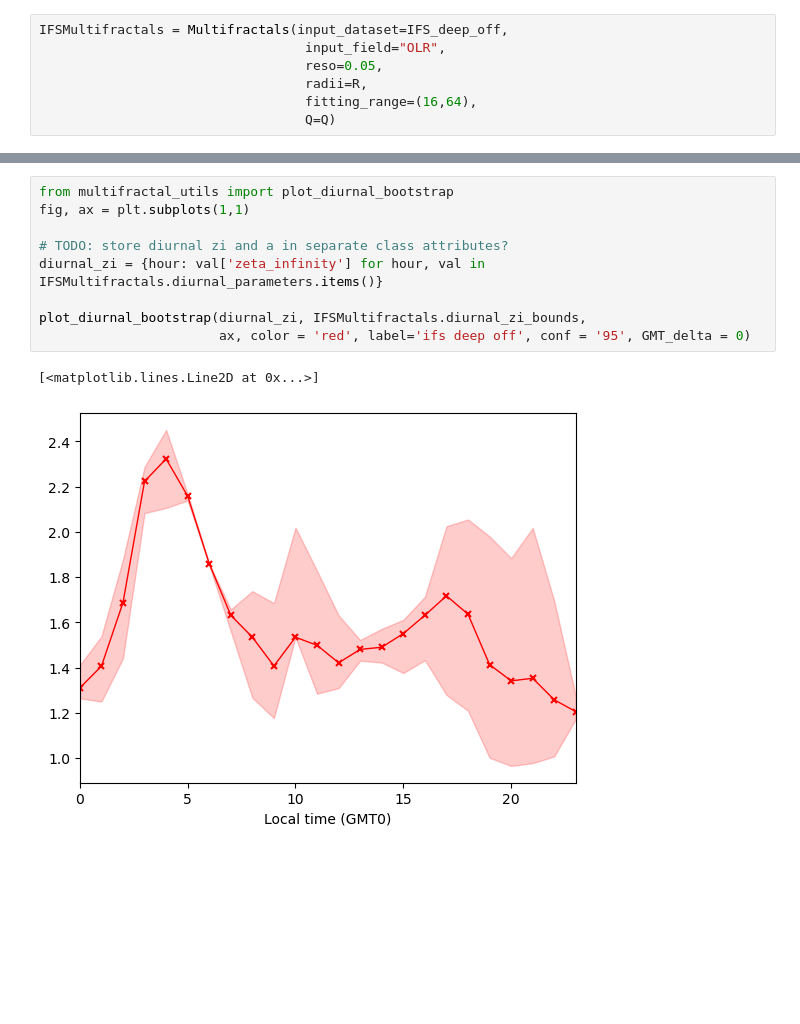
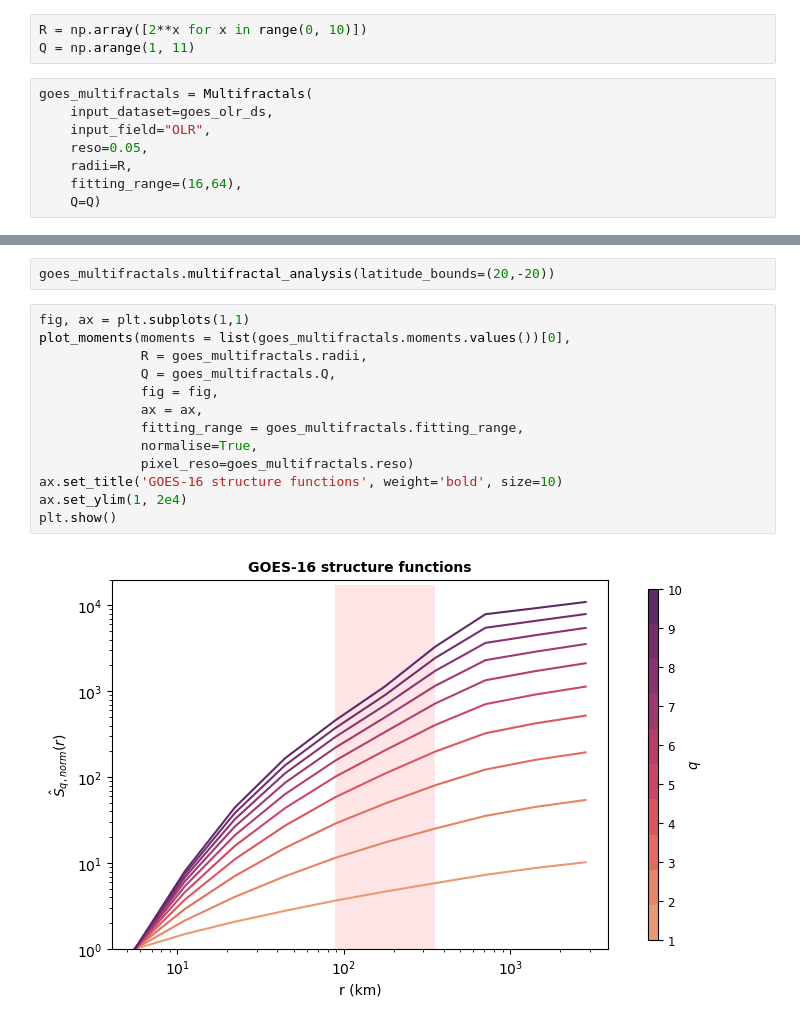
Before and after one commit to lillif/multifractals, a Jupyter notebook: multifractals_class.ipynb, the cells around one changed output, grey strips where cells are left out. Cells and saved outputs as stored; diff of their text form; blank space fills up the shorter version.

```diff
--- a/multifractals_class.ipynb
+++ b/multifractals_class.ipynb
@@ -258,7 +44,11 @@ IFS_deep_off = xr.load_dataset('/work/bb1153/b382145/IFS_cycle3_9km_nemo_deep_of
+# %%
+R = np.array([2**x for x in range(0, 10)])
+Q = np.arange(1, 11)
 # %%
-IFSMultifractals = Multifractals(input_dataset=IFS_deep_off,
-                                  input_field="OLR",
-                                  reso=0.05,
-                                  radii=R,
-                                  fitting_range=(16,64),
-                                  Q=Q)
+goes_multifractals = Multifractals(
+    input_dataset=goes_olr_ds,
+    input_field="OLR",
+    reso=0.05,
+    radii=R,
+    fitting_range=(16,64),
+    Q=Q)
@@ -319,12 +55,17 @@ plt.plot(IFSMultifractals.diurnal_zeta_infinity.keys(),
-# %%
-from multifractal_utils import plot_diurnal_bootstrap
-fig, ax = plt.subplots(1,1)
-
-# TODO: store diurnal zi and a in separate class attributes?
-diurnal_zi = {hour: val['zeta_infinity'] for hour, val in IFSMultifractals.diurnal_parameters.items()}
-
-plot_diurnal_bootstrap(diurnal_zi, IFSMultifractals.diurnal_zi_bounds,
-                       ax, color = 'red', label='ifs deep off', conf = '95', GMT_delta = 0)
-# %% [output]
-[<matplotlib.lines.Line2D at 0x...>]
-[figure, removed]
+# %%
+goes_multifractals.multifractal_analysis(latitude_bounds=(20,-20))
+# %%
+fig, ax = plt.subplots(1,1)
+plot_moments(moments = list(goes_multifractals.moments.values())[0],
+             R = goes_multifractals.radii,
+             Q = goes_multifractals.Q,
+             fig = fig,
+             ax = ax,
+             fitting_range = goes_multifractals.fitting_range,
+             normalise=True,
+             pixel_reso=goes_multifractals.reso)
+ax.set_title('GOES-16 structure functions', weight='bold', size=10)
+ax.set_ylim(1, 2e4)
+plt.show()
+# %% [output]
+[figure, added]
```
Also changed, not shown: parts of 20 cells of this notebook, 3 other files.
